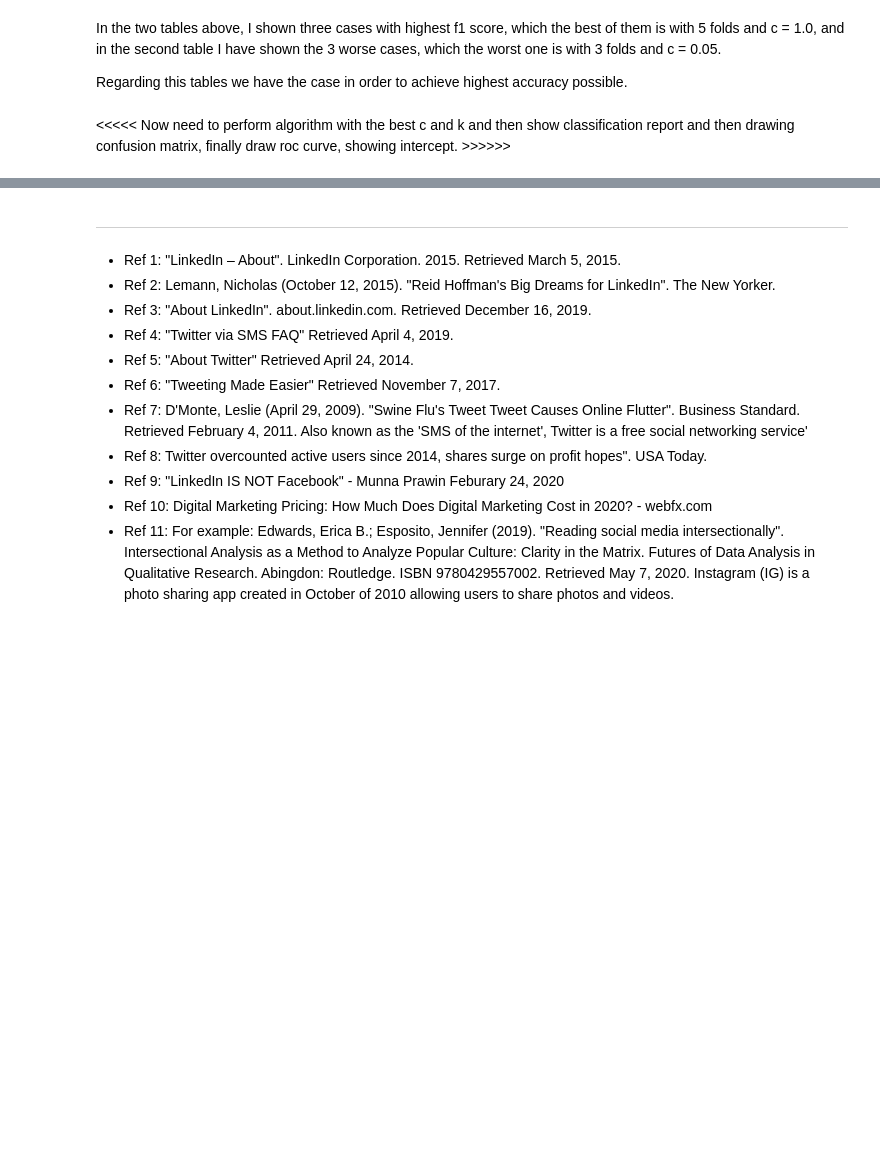
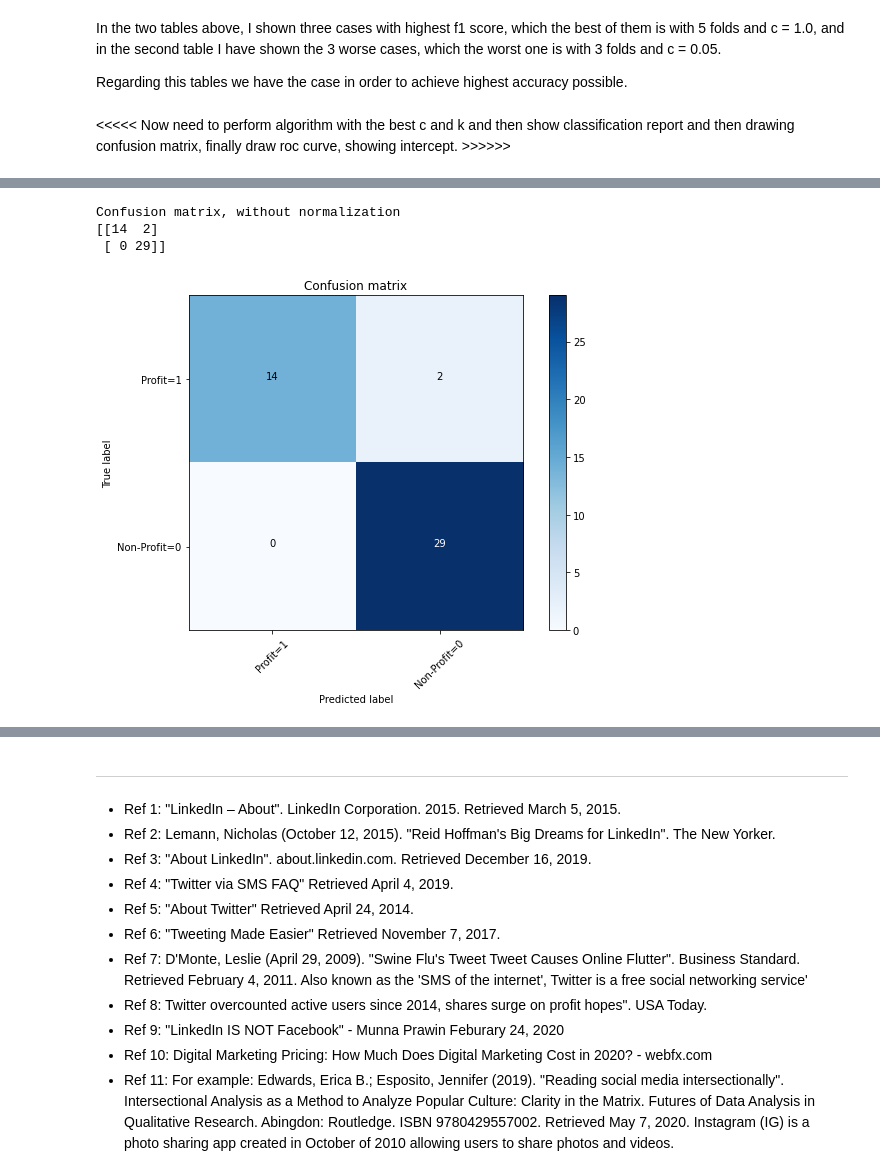
Before and after one commit to RaminFerdos/MSC_Thesis_IG_Bot, a Jupyter notebook: Main.ipynb, the cells around one changed output, grey strips where cells are left out. Drawn from its saved outputs; the diff is of its cells as text; code cells hidden in the pictures; blank space fills up the shorter version.

Commit message:
finishing up logistic regression chapter

```diff
--- a/Main.ipynb
+++ b/Main.ipynb
@@ -951,3 +954,23 @@ In the two tables above, I shown three cases with highest f1 score, which the be
 Regarding this tables we have the case in order to achieve highest accuracy possible.
 # %% [markdown]
 <<<<< Now need to perform algorithm with the best c and k and then show classification report and then drawing confusion matrix, finally draw roc curve, showing intercept. >>>>>>
+# %%
+kf = KFold(n_splits = 5)
+temp_lst = []
+clf_lr = LogisticRegression(penalty='l2', C=1, solver='liblinear')
+for train_index, test_index in kf.split(ads_x):
+    X_train, X_test = ads_x[train_index], ads_x[test_index]
+    y_train, y_test = ads_y[train_index], ads_y[test_index]
+    clf_lr.fit(X_train, y_train)
+    y_hat = clf_lr.predict(X_test)
+    y_hat_prob = clf_lr.predict_proba(X_test)
+    temp_lst2 = []
+    temp_lst2.append(metrics.accuracy_score(y_train, clf_lr.predict(X_train)))
+    temp_lst2.append(metrics.accuracy_score(y_test, y_hat))
+    temp_lst2.append(metrics.f1_score(y_test, y_hat))
+    temp_lst2.append(metrics.jaccard_score(y_test, y_hat))
+    temp_lst2.append(metrics.log_loss(y_test, y_hat_prob))
+    temp_lst2.append(y_test)
+    temp_lst2.append(y_hat)
+    temp_lst2.append(X_test)
+    temp_lst.append(temp_lst2)
@@ -953,0 +1053,10 @@ Regarding this tables we have the case in order to achieve highest accuracy poss
+# %%
+cnf_matrix = confusion_matrix(cnf_ytest, cnf_yhat, labels=[1,0])
+plt.figure(figsize=(8,6))
+plot_confusion_matrix(cnf_matrix, classes=['Profit=1','Non-Profit=0'],normalize= False,  title='Confusion matrix')
+plt.show()
+# %% [output]
+Confusion matrix, without normalization
+[[14  2]
+ [ 0 29]]
+[figure, added]
```
Also changed, not shown: parts of 8 cells of this notebook.
